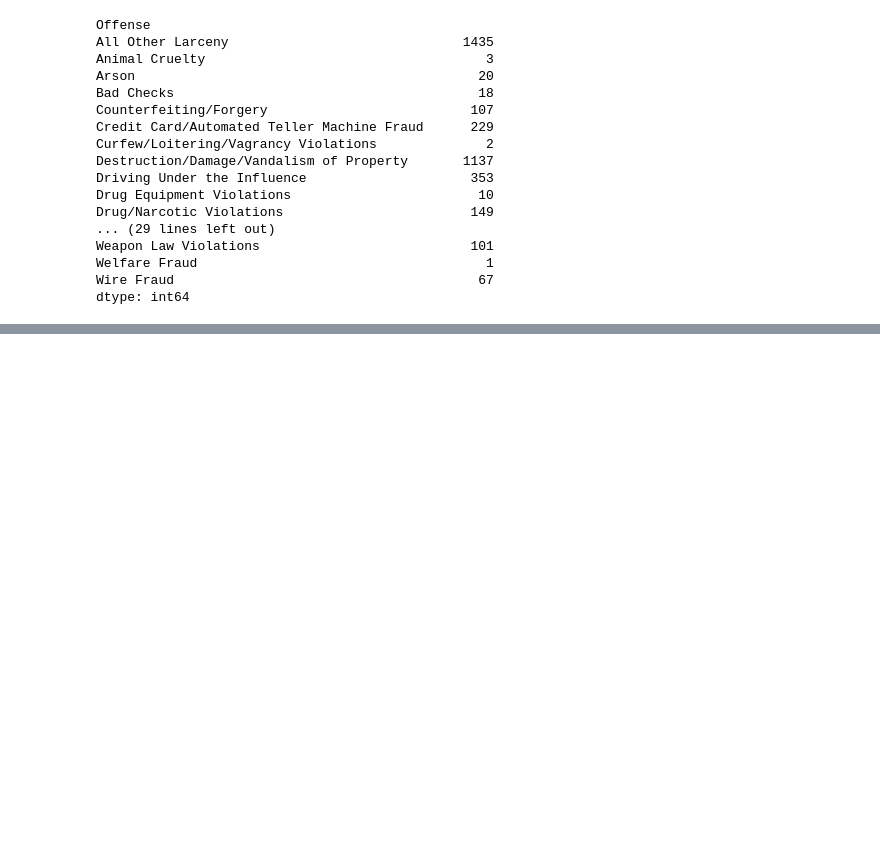
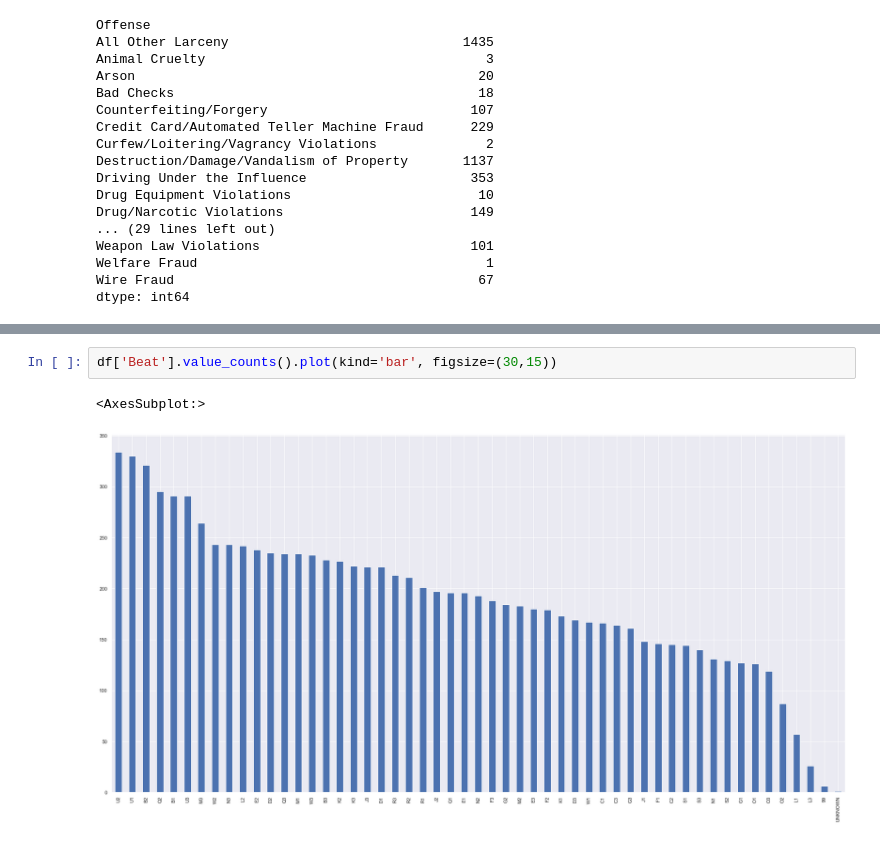
Before and after one commit to msenosain/spd-use-of-force_DS4A, a Jupyter notebook: notebooks/13_EDA_crime.ipynb, the cells around one changed output, grey strips where cells are left out. Saved outputs shown, nothing was run; the diff lists cells and outputs as text; blank space fills up the shorter version.

```diff
--- a/notebooks/13_EDA_crime.ipynb
+++ b/notebooks/13_EDA_crime.ipynb
@@ -223,0 +296,5 @@ sns.countplot(y="Offense", data=df, palette='rainbow')
+# %%
+df['Beat'].value_counts().plot(kind='bar', figsize=(30,15))
+# %% [output]
+<AxesSubplot:>
+[figure, added]
```
Also changed, not shown: parts of 23 cells of this notebook.
